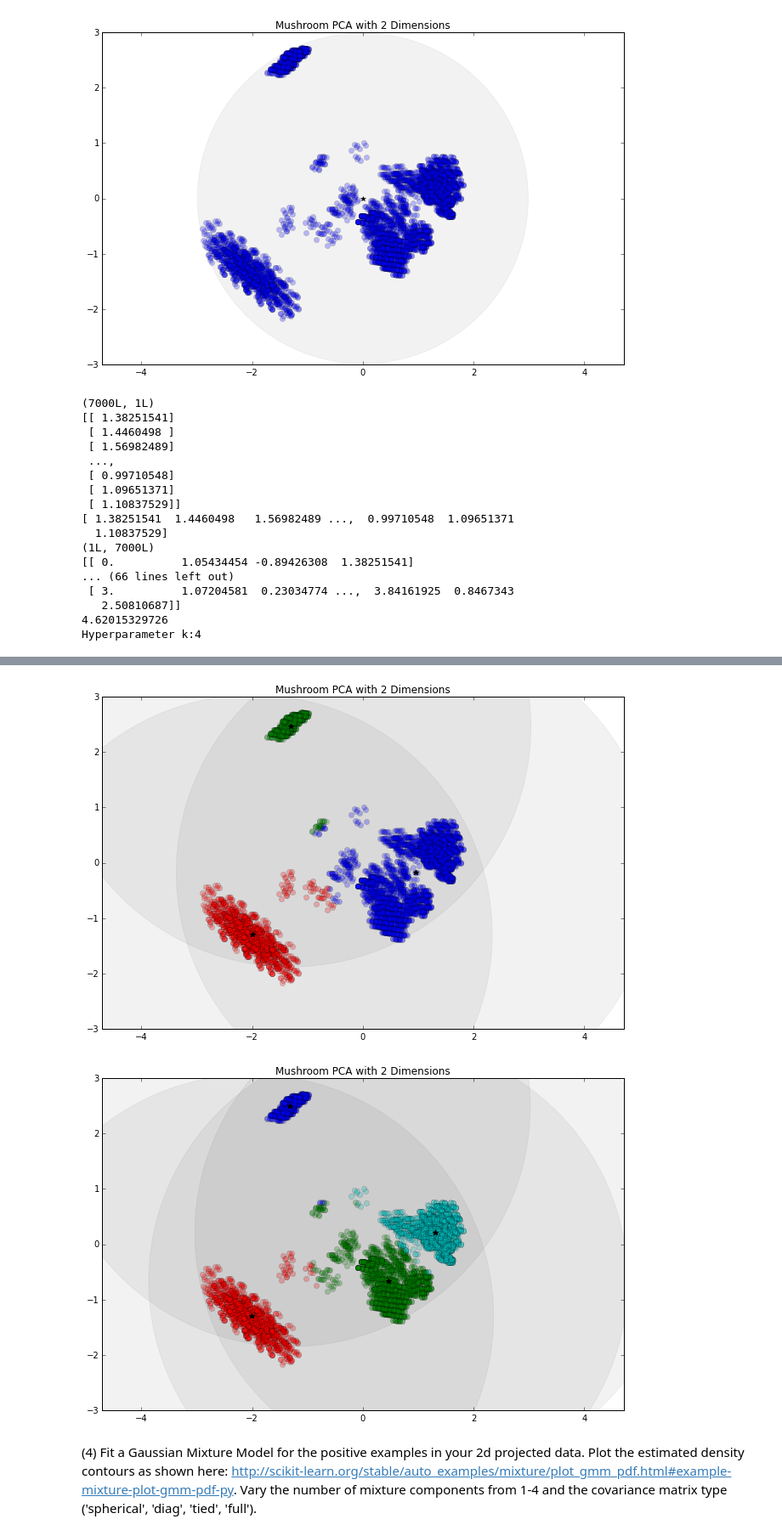
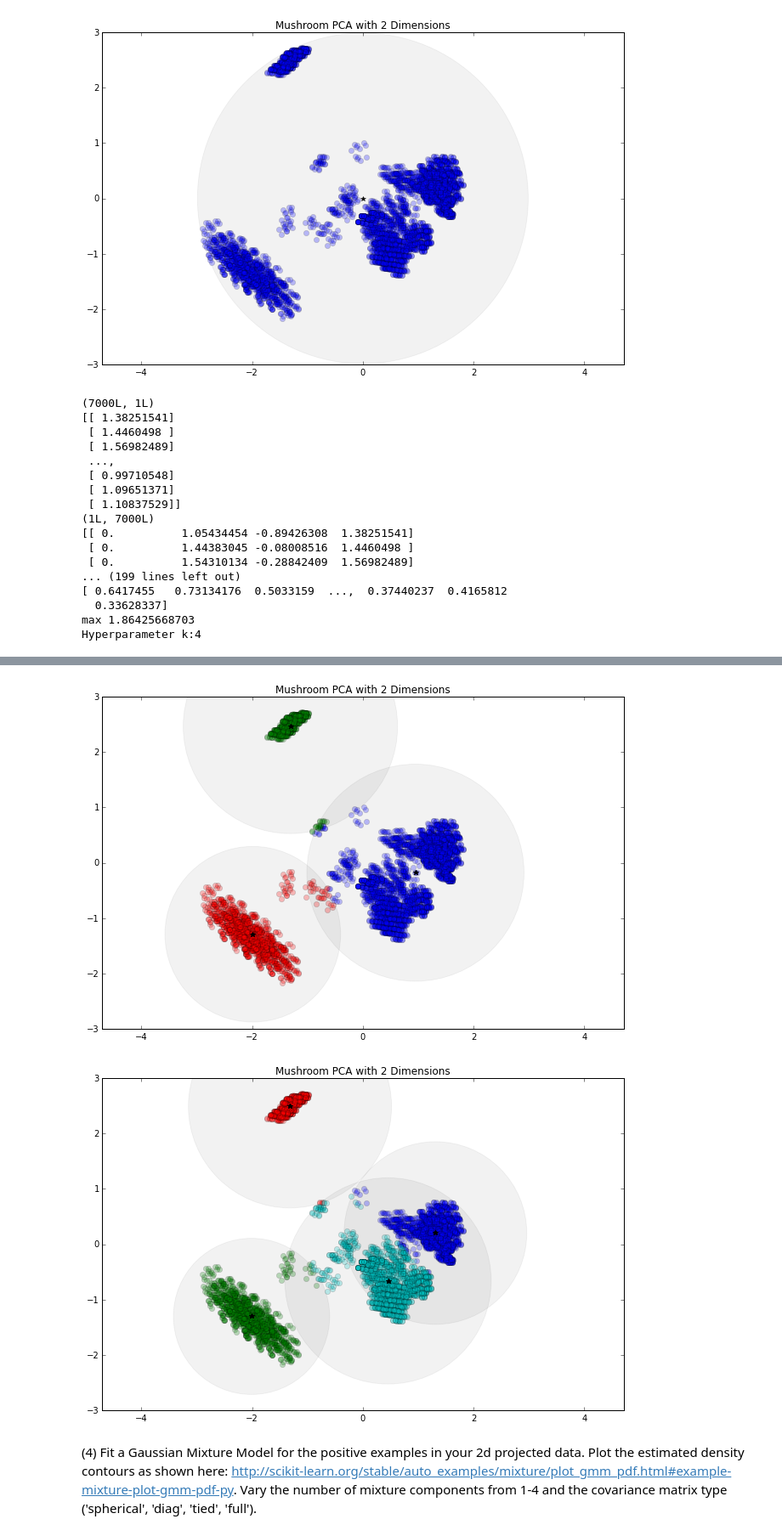
Before and after one commit to jphilippou27/MachineLearning, a Jupyter notebook: Jennifer_Philippou_p3.ipynb, the cells around one changed output, grey strips where cells are left out. Shown at 85% size. Drawn from its saved outputs; the diff is of its cells as text; code cells hidden in the pictures.

```diff
--- a/Jennifer_Philippou_p3.ipynb
+++ b/Jennifer_Philippou_p3.ipynb
@@ -129,7 +129,7 @@ P2()
 # %% [markdown]
 (3) Run KMeans with [1,16] clusters over the 2d projected data. Mark each centroid cluster and plot a circle that goes through the most distant point assigned to each cluster.
 # %%
-k_values = [1,2,3]#,4,5,6,7]
+k_values = [1,2] #,3]#,4,5,6,7]
 ### STUDENT START ###
 pca = PCA(n_components=2)
 pca.fit(train_data)
@@ -225,14 +225,19 @@ for k in (k_values):
 
     #kmeans has built in mechanism to calculate the distance of the points to each centroid
     distances = model.transform(train_2d_data)
+    #distances = np.sqrt(distances)
     print distances.shape
     print distances
-    print distances[:,k-1]
-    train_distances = np.reshape(distances,(k,7000)) #must format as (1L, 7000) not (7000L,)
+    #print distances[:,k-1]
+   # distance1 = np.ravel(distances)
+    train_distances = np.reshape(distances,(k,7000), order = "F") #must format as (1L, 7000) not (7000L,)
+    #train_distances = np.ravel(distances)
     print train_distances.shape
-    df_graph = np.concatenate((df_graph, train_distances.T), axis = 1)
-    print df_graph[df_graph[:,0]==k-1]
-    print np.max(df_graph[df_graph[:,0]==k-1])
+    #df_graph = np.concatenate((df_graph, train_distances.T), axis = 1)
+    df_graph = np.hstack((df_graph, distances))
+    #print df_graph[df_graph[:,0]==k-1]
+    #print np.max(df_graph[df_graph[:,0]==k-1])
+    print df_graph
 
     #visually show the data after its been reduced to 2 dimensions
     plt.figure(figsize=(11, 7))
@@ -248,40 +253,46 @@ for k in (k_values):
         #print f
         #print "x" + str(np.asarray(cluster_centers)[f,0]),
         #print "y" + str(np.asarray(cluster_centers)[f,1]),
         #print distances[:,f]
        ## print df_graph[df_graph[:,0]==f,3]
-        ##print np.max(df_graph[df_graph[:,0]==f,3])
-        circle = plt.Circle((np.asarray(cluster_centers)[f,0],np.asarray(cluster_centers)[f,1]),color ="black", radius = np.max(df_graph[df_graph[:,0]==f,3]), alpha =0.05)
+        print "f+3 " + str(f+3)
+        print df_graph[df_graph[:,0]==f]
+        necessary_evil = df_graph[df_graph[:,0]==f]
+        print necessary_evil.shape
+        print necessary_evil[:,f+3]
+        print "max " + str(np.max(necessary_evil[:,f+3])) #str(np.max(df_graph[df_graph[:,0]==f,f+3]))
+
+        circle = plt.Circle((np.asarray(cluster_centers)[f,0],np.asarray(cluster_centers)[f,1]),color ="black", radius = np.max(necessary_evil[:,f+3]), alpha =0.05) #np.max(df_graph[df_graph[:,0]==f,f+3])
         plt.axes().set_aspect('equal', 'datalim')#makes actual circles not ovals
         plt.axis(xmin =-3, xmax=3, ymin=-3, ymax=3) #not sure this is still effective (???)
         plt.gca().add_artist(circle) #circles are weird and need a second plot
     plt.title('Mushroom PCA with 2 Dimensions')
 
 
     #accuracy Calcs
     print "Hyperparameter k:" + str(k),
 
 ### STUDENT END ###
 # %% [output]
 (7000L, 1L)
 [[ 1.38251541]
  [ 1.4460498 ]
  [ 1.56982489]
  ...,
  [ 0.99710548]
  [ 1.09651371]
  [ 1.10837529]]
-[ 1.38251541  1.4460498   1.56982489 ...,  0.99710548  1.09651371
-  1.10837529]
 (1L, 7000L)
 [[ 0.          1.05434454 -0.89426308  1.38251541]
-... (66 lines left out)
- [ 3.          1.07204581  0.23034774 ...,  3.84161925  0.8467343
-   2.50810687]]
-4.62015329726
+ [ 0.          1.44383045 -0.08008516  1.4460498 ]
+ [ 0.          1.54310134 -0.28842409  1.56982489]
+... (199 lines left out)
+[ 0.6417455   0.73134176  0.5033159  ...,  0.37440237  0.4165812
+  0.33628337]
+max 1.86425668703
 Hyperparameter k:4
 [figure]
 [figure]
 [figure]
-[figure, old version]
+[figure, new version]
 # %% [markdown]
```
